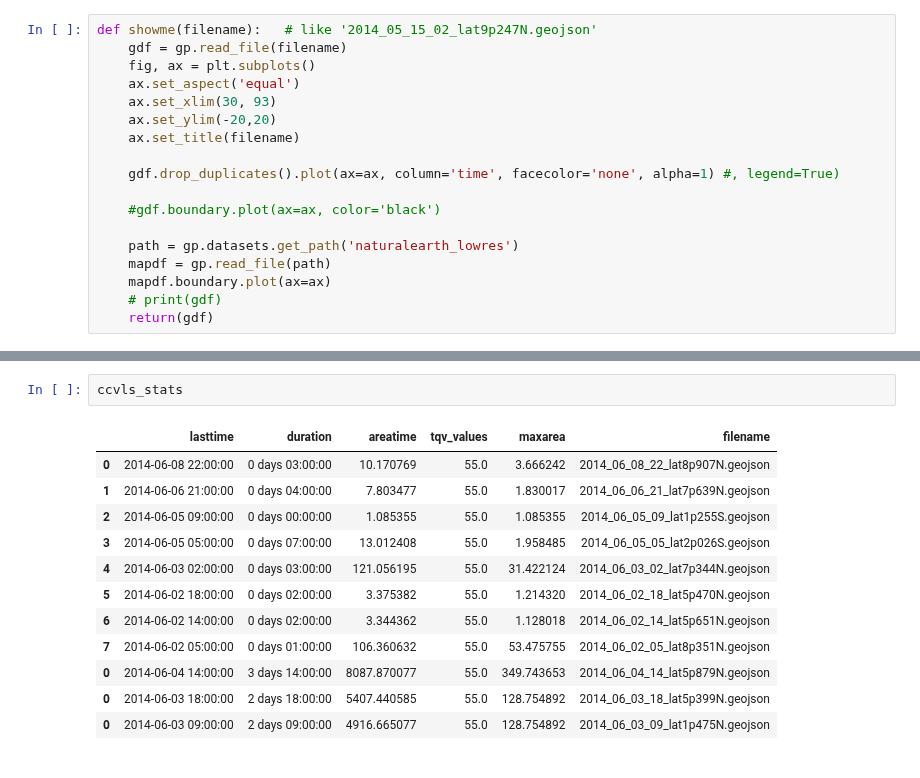
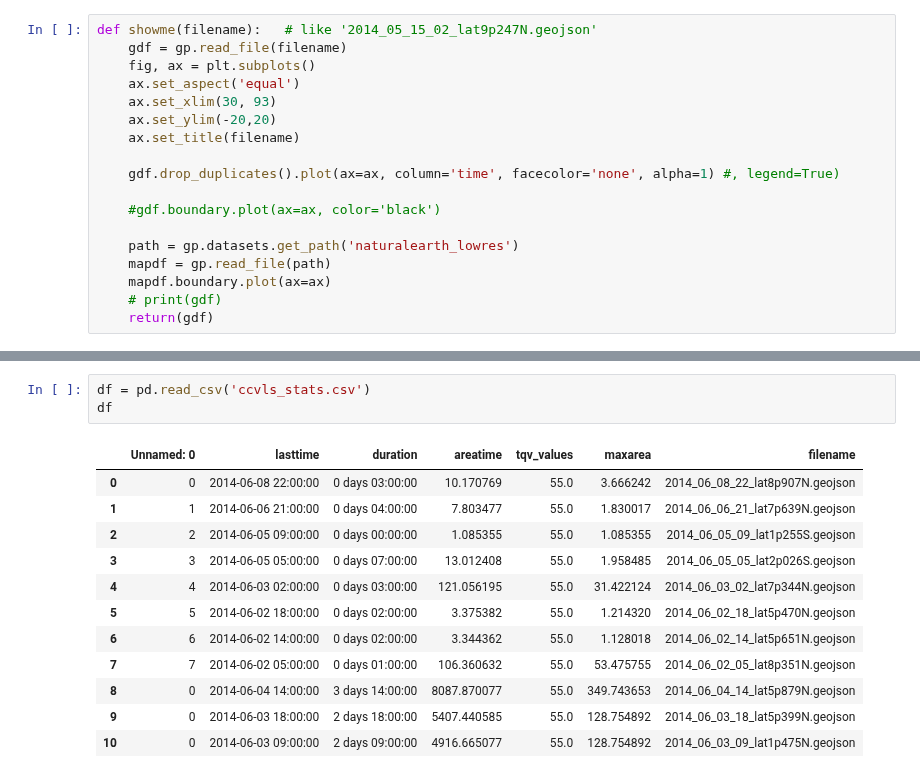
Before and after one commit to snigsam/VaporLakes, a Jupyter notebook: Track_Lakes_Back_GeoPandas.ipynb, the cells around one changed output, grey strips where cells are left out. Drawn from its saved outputs; the diff is of its cells as text.

Commit message:
latest, and ccvls_stats.csv in June 2014 test

```diff
--- a/Track_Lakes_Back_GeoPandas.ipynb
+++ b/Track_Lakes_Back_GeoPandas.ipynb
@@ -406,18 +409,19 @@ for file in ccvls_stats.filename:
 [figure]
 [figure]
 [figure]
-# %%
-ccvls_stats
-# %% [output]
-|  | lasttime | duration | areatime | tqv_values | maxarea | filename |
-| 0 | 2014-06-08 22:00:00 | 0 days 03:00:00 | 10.170769 | 55.0 | 3.666242 | 2014_06_08_22_lat8p907N.geojson |
-| 1 | 2014-06-06 21:00:00 | 0 days 04:00:00 | 7.803477 | 55.0 | 1.830017 | 2014_06_06_21_lat7p639N.geojson |
-| 2 | 2014-06-05 09:00:00 | 0 days 00:00:00 | 1.085355 | 55.0 | 1.085355 | 2014_06_05_09_lat1p255S.geojson |
-| 3 | 2014-06-05 05:00:00 | 0 days 07:00:00 | 13.012408 | 55.0 | 1.958485 | 2014_06_05_05_lat2p026S.geojson |
-| 4 | 2014-06-03 02:00:00 | 0 days 03:00:00 | 121.056195 | 55.0 | 31.422124 | 2014_06_03_02_lat7p344N.geojson |
-| 5 | 2014-06-02 18:00:00 | 0 days 02:00:00 | 3.375382 | 55.0 | 1.214320 | 2014_06_02_18_lat5p470N.geojson |
-| 6 | 2014-06-02 14:00:00 | 0 days 02:00:00 | 3.344362 | 55.0 | 1.128018 | 2014_06_02_14_lat5p651N.geojson |
-| 7 | 2014-06-02 05:00:00 | 0 days 01:00:00 | 106.360632 | 55.0 | 53.475755 | 2014_06_02_05_lat8p351N.geojson |
-| 0 | 2014-06-04 14:00:00 | 3 days 14:00:00 | 8087.870077 | 55.0 | 349.743653 | 2014_06_04_14_lat5p879N.geojson |
-| 0 | 2014-06-03 18:00:00 | 2 days 18:00:00 | 5407.440585 | 55.0 | 128.754892 | 2014_06_03_18_lat5p399N.geojson |
-| 0 | 2014-06-03 09:00:00 | 2 days 09:00:00 | 4916.665077 | 55.0 | 128.754892 | 2014_06_03_09_lat1p475N.geojson |
+# %%
+df = pd.read_csv('ccvls_stats.csv')
+df
+# %% [output]
+|  | Unnamed: 0 | lasttime | duration | areatime | tqv_values | maxarea | filename |
+| 0 | 0 | 2014-06-08 22:00:00 | 0 days 03:00:00 | 10.170769 | 55.0 | 3.666242 | 2014_06_08_22_lat8p907N.geojson |
+| 1 | 1 | 2014-06-06 21:00:00 | 0 days 04:00:00 | 7.803477 | 55.0 | 1.830017 | 2014_06_06_21_lat7p639N.geojson |
+| 2 | 2 | 2014-06-05 09:00:00 | 0 days 00:00:00 | 1.085355 | 55.0 | 1.085355 | 2014_06_05_09_lat1p255S.geojson |
+| 3 | 3 | 2014-06-05 05:00:00 | 0 days 07:00:00 | 13.012408 | 55.0 | 1.958485 | 2014_06_05_05_lat2p026S.geojson |
+| 4 | 4 | 2014-06-03 02:00:00 | 0 days 03:00:00 | 121.056195 | 55.0 | 31.422124 | 2014_06_03_02_lat7p344N.geojson |
+| 5 | 5 | 2014-06-02 18:00:00 | 0 days 02:00:00 | 3.375382 | 55.0 | 1.214320 | 2014_06_02_18_lat5p470N.geojson |
+| 6 | 6 | 2014-06-02 14:00:00 | 0 days 02:00:00 | 3.344362 | 55.0 | 1.128018 | 2014_06_02_14_lat5p651N.geojson |
+| 7 | 7 | 2014-06-02 05:00:00 | 0 days 01:00:00 | 106.360632 | 55.0 | 53.475755 | 2014_06_02_05_lat8p351N.geojson |
+| 8 | 0 | 2014-06-04 14:00:00 | 3 days 14:00:00 | 8087.870077 | 55.0 | 349.743653 | 2014_06_04_14_lat5p879N.geojson |
+| 9 | 0 | 2014-06-03 18:00:00 | 2 days 18:00:00 | 5407.440585 | 55.0 | 128.754892 | 2014_06_03_18_lat5p399N.geojson |
+| 10 | 0 | 2014-06-03 09:00:00 | 2 days 09:00:00 | 4916.665077 | 55.0 | 128.754892 | 2014_06_03_09_lat1p475N.geojson |
```
Also changed, not shown: parts of 2 cells of this notebook, 2 other files.
